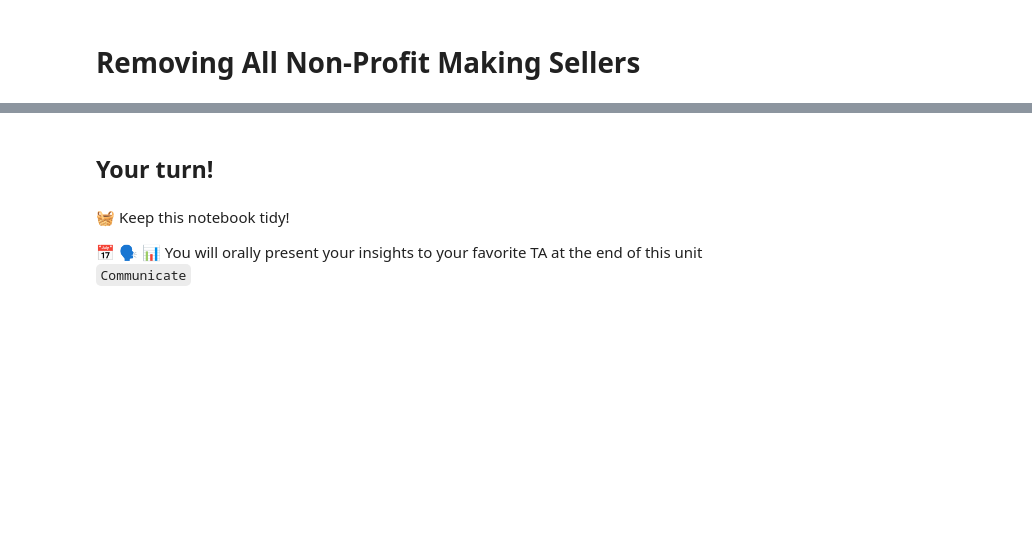
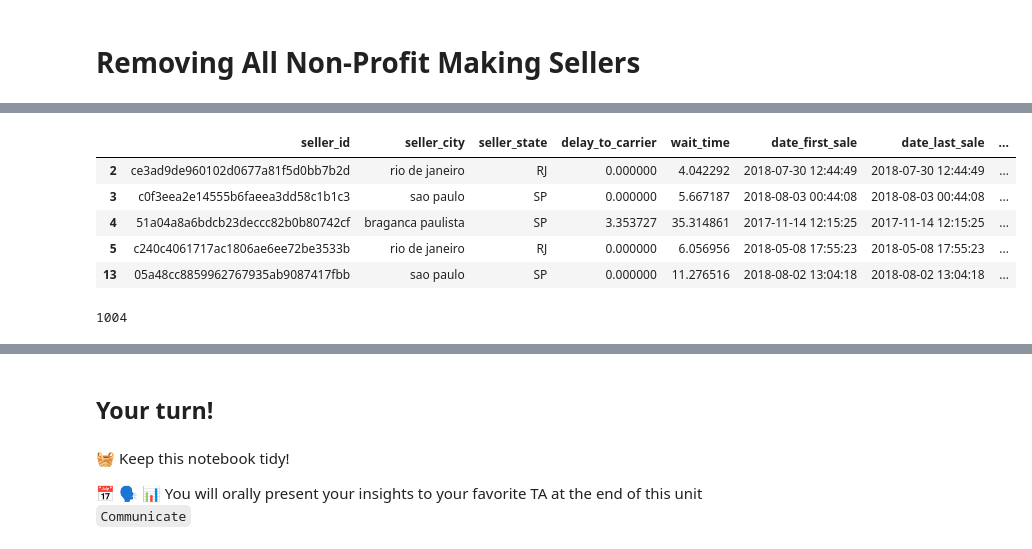
Before and after one commit to chongxe1991/olist_data_analysis, a Jupyter notebook: ceo_request.ipynb, the cells around one changed output, grey strips where cells are left out. Drawn from its saved outputs; the diff is of its cells as text; code cells hidden in the pictures; blank space fills up the shorter version.

```diff
--- a/ceo_request.ipynb
+++ b/ceo_request.ipynb
@@ -163,0 +109,15 @@ y = [profit_1, profit_2]
+# %%
+#Extracting the sellers that brings in losses after deducting all costs
+sellers_df[sellers_df["net_profits"] < 0].head()
+# %% [output]
+|  | seller_id | seller_city | seller_state | delay_to_carrier | wait_time | date_first_sale | date_last_sale | ... |
+| 2 | ce3ad9de960102d0677a81f5d0bb7b2d | rio de janeiro | RJ | 0.000000 | 4.042292 | 2018-07-30 12:44:49 | 2018-07-30 12:44:49 | ... |
+| 3 | c0f3eea2e14555b6faeea3dd58c1b1c3 | sao paulo | SP | 0.000000 | 5.667187 | 2018-08-03 00:44:08 | 2018-08-03 00:44:08 | ... |
+| 4 | 51a04a8a6bdcb23deccc82b0b80742cf | braganca paulista | SP | 3.353727 | 35.314861 | 2017-11-14 12:15:25 | 2017-11-14 12:15:25 | ... |
+| 5 | c240c4061717ac1806ae6ee72be3533b | rio de janeiro | RJ | 0.000000 | 6.056956 | 2018-05-08 17:55:23 | 2018-05-08 17:55:23 | ... |
+| 13 | 05a48cc8859962767935ab9087417fbb | sao paulo | SP | 0.000000 | 11.276516 | 2018-08-02 13:04:18 | 2018-08-02 13:04:18 | ... |
+# %%
+#Calculating the number of sellers that bring in losses after deducting all costs
+sellers_df[sellers_df["net_profits"] < 0].count()["seller_id"]
+# %% [output]
+1004
```
Also changed, not shown: parts of 63 cells of this notebook.
